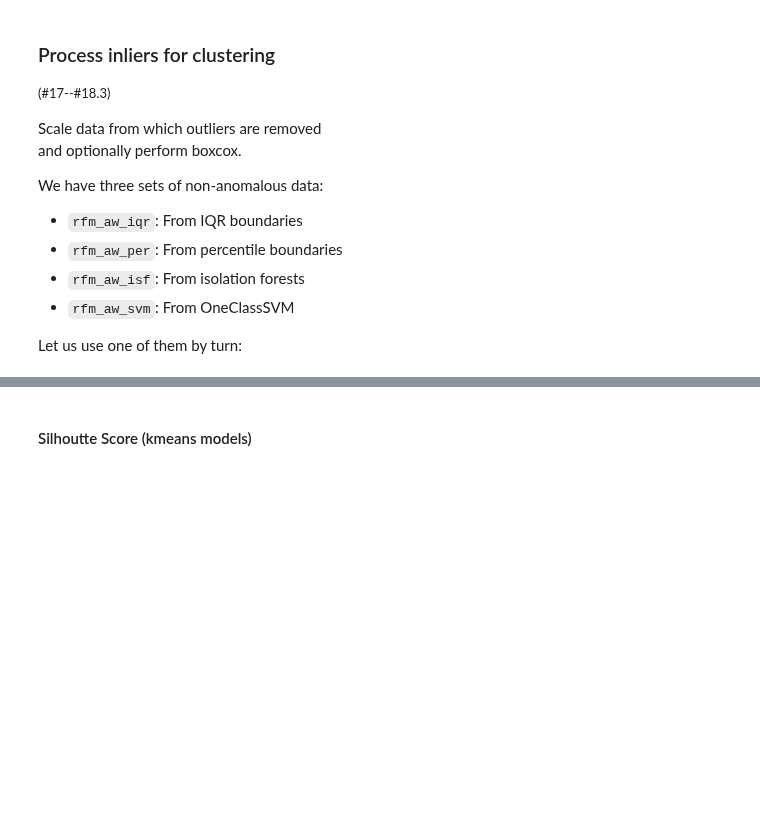
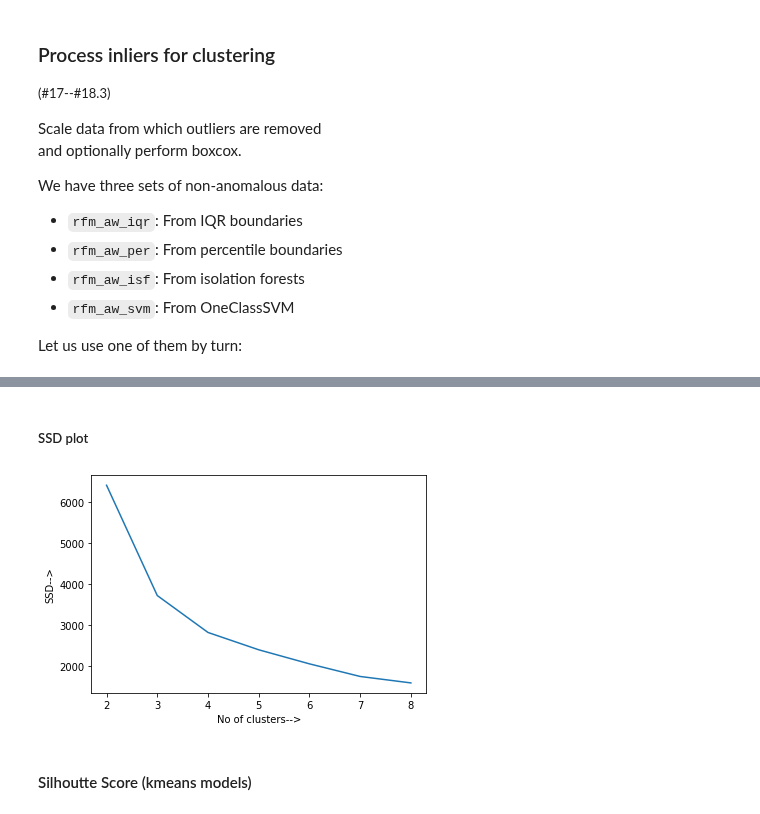
Before and after one commit to harnalashok/Clustering, a Jupyter notebook: online_retail_rfm.ipynb, the cells around one changed output, grey strips where cells are left out. Drawn from its saved outputs; the diff is of its cells as text; code cells hidden in the pictures; blank space fills up the shorter version.

```diff
--- a/online_retail_rfm.ipynb
+++ b/online_retail_rfm.ipynb
@@ -1280,19 +1012,25 @@ How many clusters?
+# %% [markdown]
+##### SSD plot
 # %%
 # 19.0 Elbow-curve/SSD
 #      We are using rfm_df_scaled that was
 #      created by removing anomalies beyond
 #      5% and 95%
 
 ssd = []
 range_n_clusters = [2, 3, 4, 5, 6, 7, 8]
 for num_clusters in range_n_clusters:
     kmeans = KMeans(n_clusters=num_clusters, max_iter=50)
     _=kmeans.fit(rfm_df_scaled[cols])
 
     ssd.append(kmeans.inertia_)
 
 # 19.1 plot the SSDs for each n_clusters
 _=plt.plot(range_n_clusters,ssd)
+_= plt.xlabel("No of clusters-->")
+_= plt.ylabel("SSD-->")
+# %% [output]
+[figure, added]
 # %% [markdown]
 #### Silhoutte Score (kmeans models)
 # %% [markdown]
```
Also changed, not shown: parts of 48 cells of this notebook.
